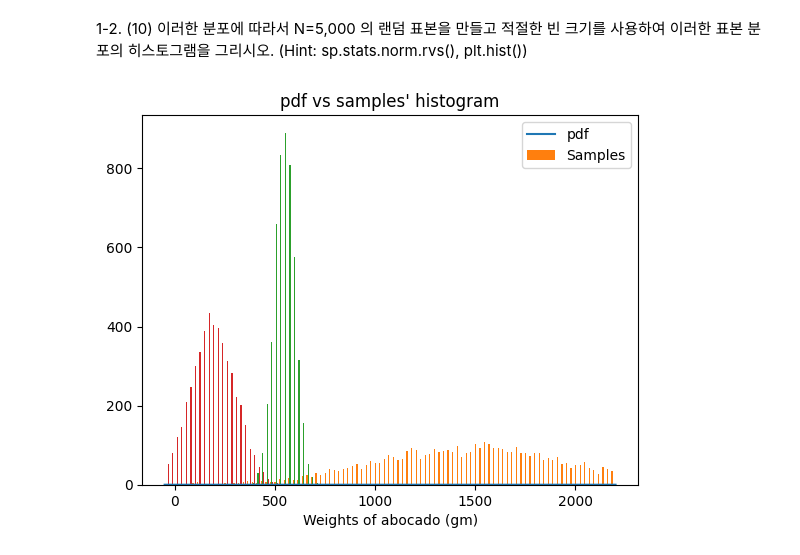
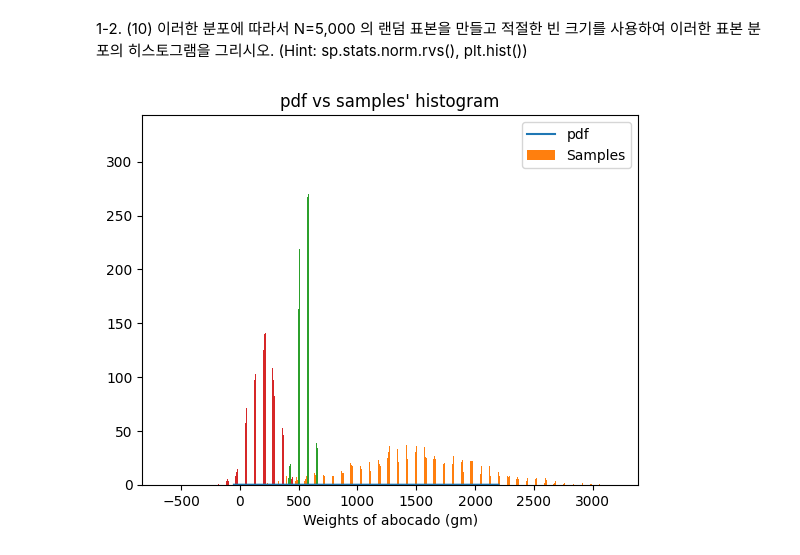
Before and after one commit to Hyeonjun-Heo/pattern_recognition, a Jupyter notebook: 6주차/homework3.ipynb, the cells around one changed output. Saved outputs shown, nothing was run; the diff lists cells and outputs as text; code cells hidden in the pictures.

```diff
--- a/6주차/homework3.ipynb
+++ b/6주차/homework3.ipynb
@@ -31,14 +31,14 @@ plt.show()
 # %%
 plt.plot(xx, 0.15*india.pdf(xx) + 0.5*guatemala.pdf(xx) + 0.35*mexico.pdf(xx), label="pdf")
 plt.title("pdf vs samples' histogram")
 #========== ~2 lines ==========
-a = sp.stats.norm.rvs(loc = 1500, scale = 500, size = 5000)
-b = sp.stats.norm.rvs(loc = 550, scale = 50, size = 5000)
-c = sp.stats.norm.rvs(loc = 187.5, scale = 112.5, size = 5000)
-plt.hist([a, b, c], bins = xx, label="Samples")
+a = india.rvs(size= 5000)
+b = guatemala.rvs(size= 5000)
+c = mexico.rvs(size= 5000)
+plt.hist([a,b,c], bins = 500, label="Samples")
 #==============================
 plt.xlabel('Weights of abocado (gm)')
 plt.legend()
 plt.show()
 # %% [output]
-[figure, old version]
+[figure, new version]
```
Also changed, not shown: parts of 6 cells of this notebook.
